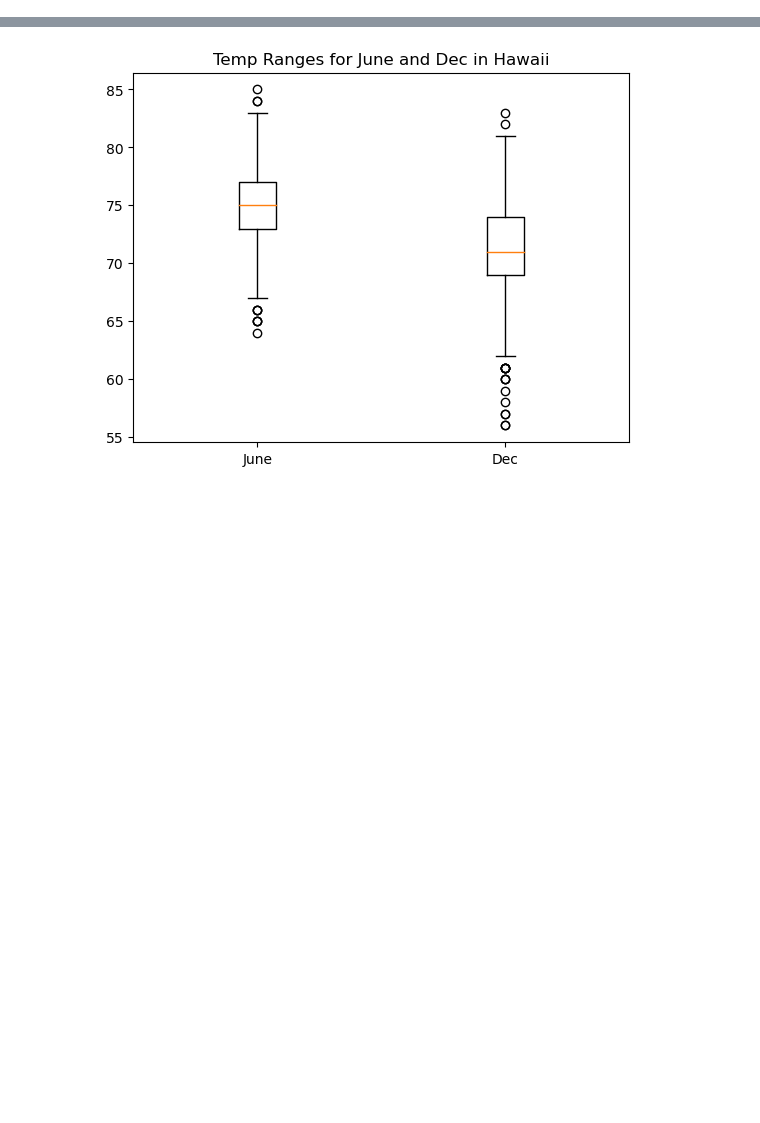
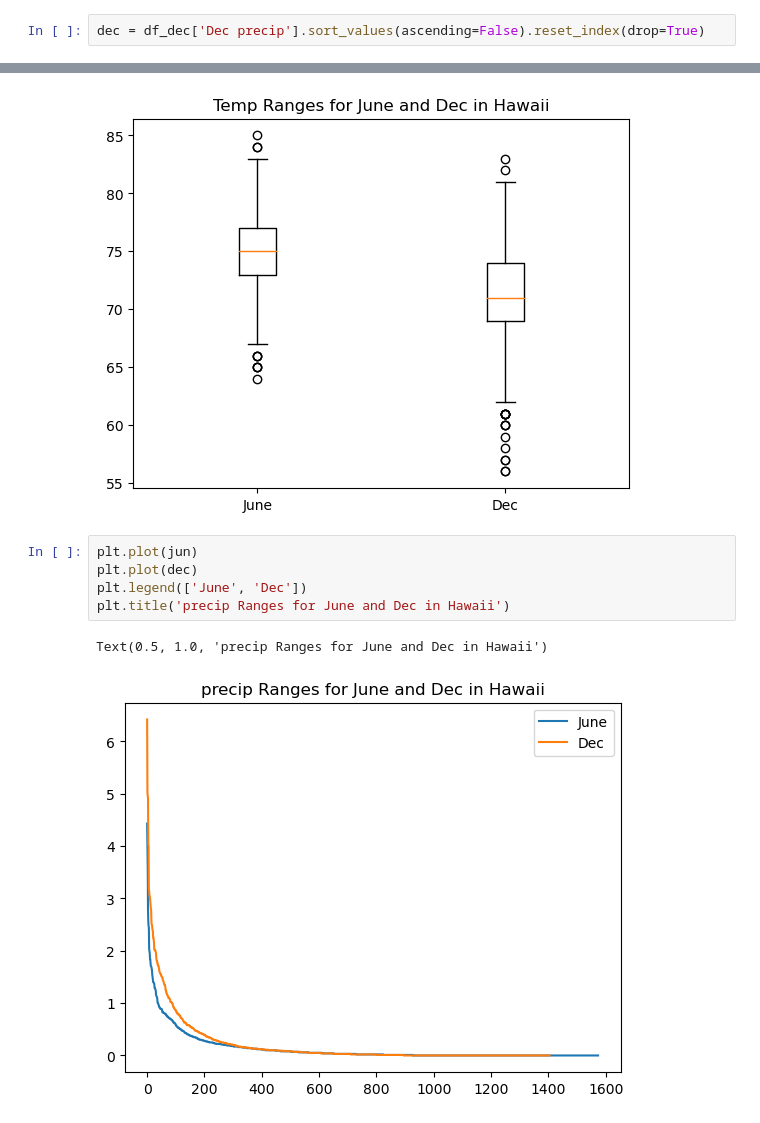
Before and after one commit to JamesonThornton/UCB_Data_bootcamp, a Jupyter notebook: Moduel_9/SurfsUp_Challenge_starter_code.ipynb, the cells around one changed output, grey strips where cells are left out. Saved outputs shown, nothing was run; the diff lists cells and outputs as text; blank space fills up the shorter version.

```diff
--- a/Moduel_9/SurfsUp_Challenge_starter_code.ipynb
+++ b/Moduel_9/SurfsUp_Challenge_starter_code.ipynb
@@ -111,6 +116,8 @@ plt.title('Dec Temps Box Plot')
 # %% [output]
 Text(0.5, 1.0, 'Dec Temps Box Plot')
 [figure]
+# %%
+dec = df_dec['Dec precip'].sort_values(ascending=False).reset_index(drop=True)
 # %%
 plt.ax = plt.boxplot([df_june['June Temps'],df_dec['Dec Temps']])
 plt.xticks([1,2],['June', 'Dec'])
@@ -118,3 +125,11 @@ plt.title('Temp Ranges for June and Dec in Hawaii')
 # %% [output]
 Text(0.5, 1.0, 'Temp Ranges for June and Dec in Hawaii')
 [figure]
+# %%
+plt.plot(jun)
+plt.plot(dec)
+plt.legend(['June', 'Dec'])
+plt.title('precip Ranges for June and Dec in Hawaii')
+# %% [output]
+Text(0.5, 1.0, 'precip Ranges for June and Dec in Hawaii')
+[figure, added]
```
Also changed, not shown: parts of 7 cells of this notebook, 7 other files.
